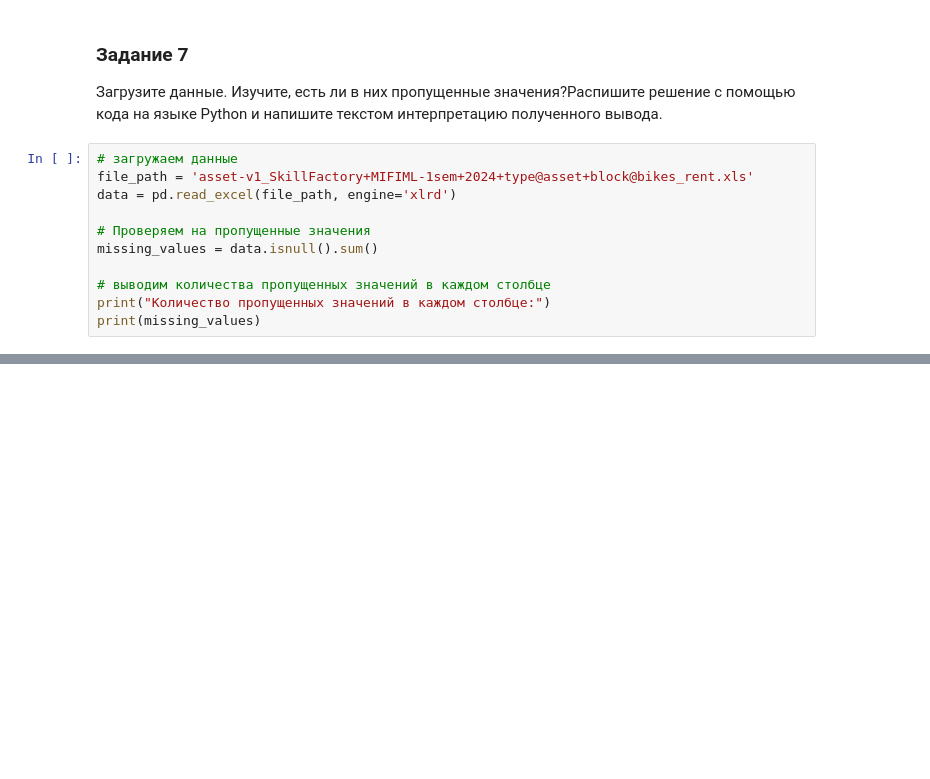
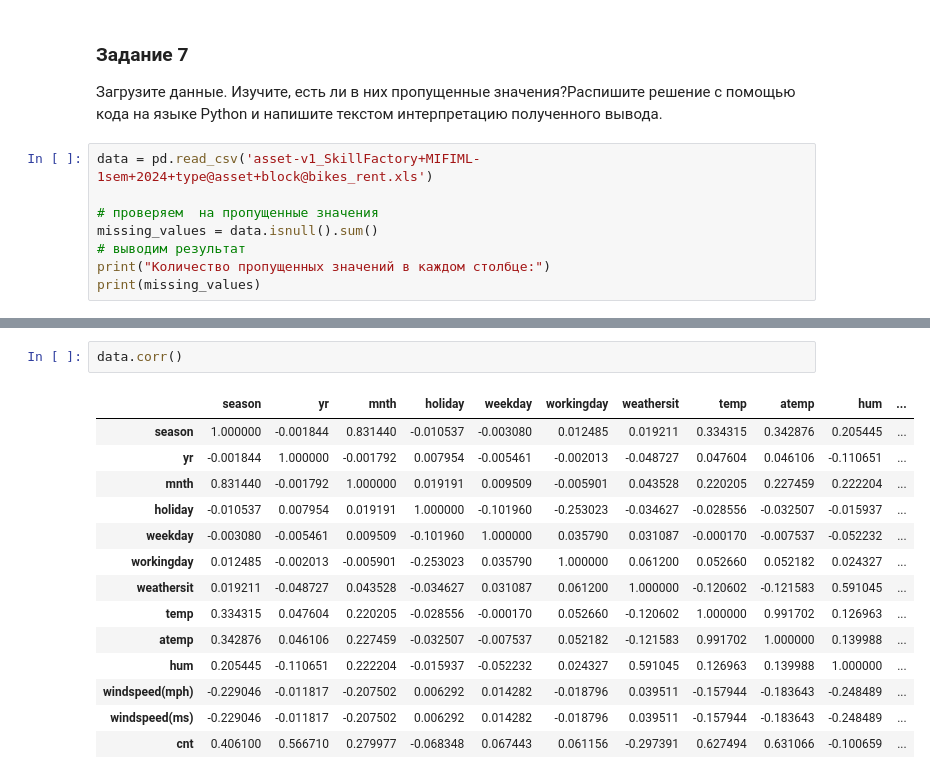
Before and after one commit to bragind/linal, a Jupyter notebook: linal_exams.ipynb, the cells around one changed output, grey strips where cells are left out. Saved outputs shown, nothing was run; the diff lists cells and outputs as text; blank space fills up the shorter version.

```diff
--- a/linal_exams.ipynb
+++ b/linal_exams.ipynb
@@ -41,14 +517,11 @@ ModuleNotFoundError: No module named 'xlrd'
 ### Задание 7
 Загрузите данные. Изучите, есть ли в них пропущенные значения?Распишите решение с помощью кода на языке Python и напишите текстом интерпретацию полученного вывода.
 # %%
-# загружаем данные
-file_path = 'asset-v1_SkillFactory+MIFIML-1sem+2024+type@asset+block@bikes_rent.xls'
-data = pd.read_excel(file_path, engine='xlrd')
+data = pd.read_csv('asset-v1_SkillFactory+MIFIML-1sem+2024+type@asset+block@bikes_rent.xls')
 
-# Проверяем на пропущенные значения
+# проверяем  на пропущенные значения
 missing_values = data.isnull().sum()
-
-# выводим количества пропущенных значений в каждом столбце
+# выводим результат
 print("Количество пропущенных значений в каждом столбце:")
 print(missing_values)
 # %% [output]
@@ -61,0 +622,17 @@ ImportError: Missing optional dependency 'xlrd'. Install xlrd >= 2.0.1 for xls E
+# %%
+data.corr()
+# %% [output]
+|  | season | yr | mnth | holiday | weekday | workingday | weathersit | temp | atemp | hum | ... |
+| season | 1.000000 | -0.001844 | 0.831440 | -0.010537 | -0.003080 | 0.012485 | 0.019211 | 0.334315 | 0.342876 | 0.205445 | ... |
+| yr | -0.001844 | 1.000000 | -0.001792 | 0.007954 | -0.005461 | -0.002013 | -0.048727 | 0.047604 | 0.046106 | -0.110651 | ... |
+| mnth | 0.831440 | -0.001792 | 1.000000 | 0.019191 | 0.009509 | -0.005901 | 0.043528 | 0.220205 | 0.227459 | 0.222204 | ... |
+| holiday | -0.010537 | 0.007954 | 0.019191 | 1.000000 | -0.101960 | -0.253023 | -0.034627 | -0.028556 | -0.032507 | -0.015937 | ... |
+| weekday | -0.003080 | -0.005461 | 0.009509 | -0.101960 | 1.000000 | 0.035790 | 0.031087 | -0.000170 | -0.007537 | -0.052232 | ... |
+| workingday | 0.012485 | -0.002013 | -0.005901 | -0.253023 | 0.035790 | 1.000000 | 0.061200 | 0.052660 | 0.052182 | 0.024327 | ... |
+| weathersit | 0.019211 | -0.048727 | 0.043528 | -0.034627 | 0.031087 | 0.061200 | 1.000000 | -0.120602 | -0.121583 | 0.591045 | ... |
+| temp | 0.334315 | 0.047604 | 0.220205 | -0.028556 | -0.000170 | 0.052660 | -0.120602 | 1.000000 | 0.991702 | 0.126963 | ... |
+| atemp | 0.342876 | 0.046106 | 0.227459 | -0.032507 | -0.007537 | 0.052182 | -0.121583 | 0.991702 | 1.000000 | 0.139988 | ... |
+| hum | 0.205445 | -0.110651 | 0.222204 | -0.015937 | -0.052232 | 0.024327 | 0.591045 | 0.126963 | 0.139988 | 1.000000 | ... |
+| windspeed(mph) | -0.229046 | -0.011817 | -0.207502 | 0.006292 | 0.014282 | -0.018796 | 0.039511 | -0.157944 | -0.183643 | -0.248489 | ... |
+| windspeed(ms) | -0.229046 | -0.011817 | -0.207502 | 0.006292 | 0.014282 | -0.018796 | 0.039511 | -0.157944 | -0.183643 | -0.248489 | ... |
+| cnt | 0.406100 | 0.566710 | 0.279977 | -0.068348 | 0.067443 | 0.061156 | -0.297391 | 0.627494 | 0.631066 | -0.100659 | ... |
```
Also changed, not shown: parts of 34 cells of this notebook.
